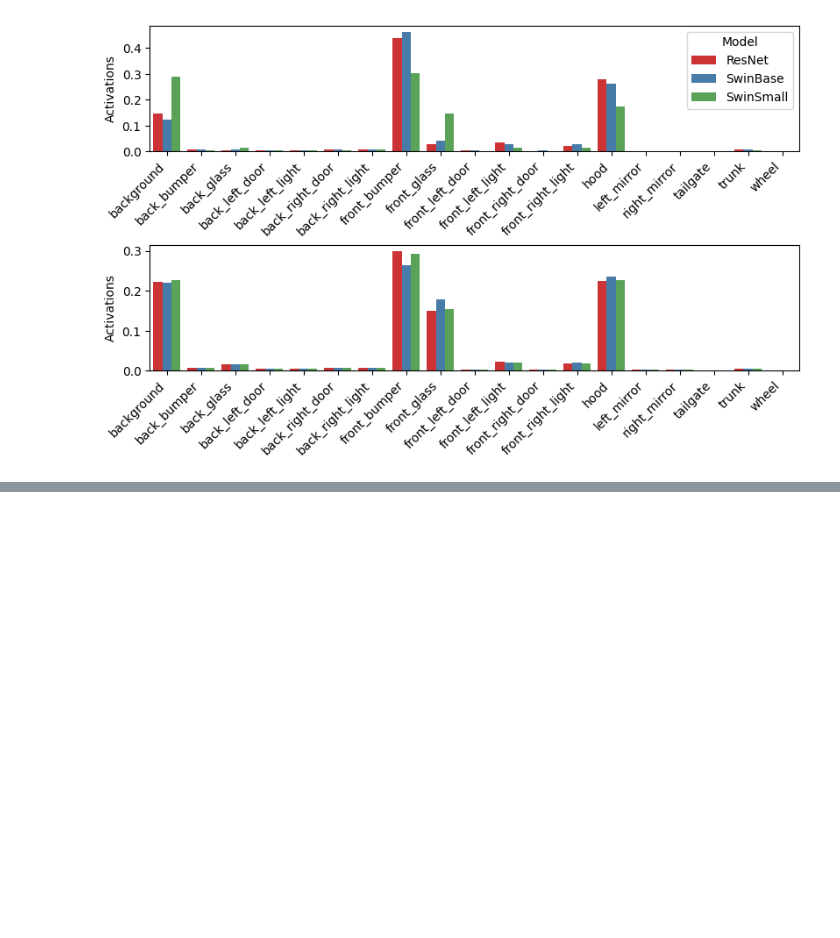
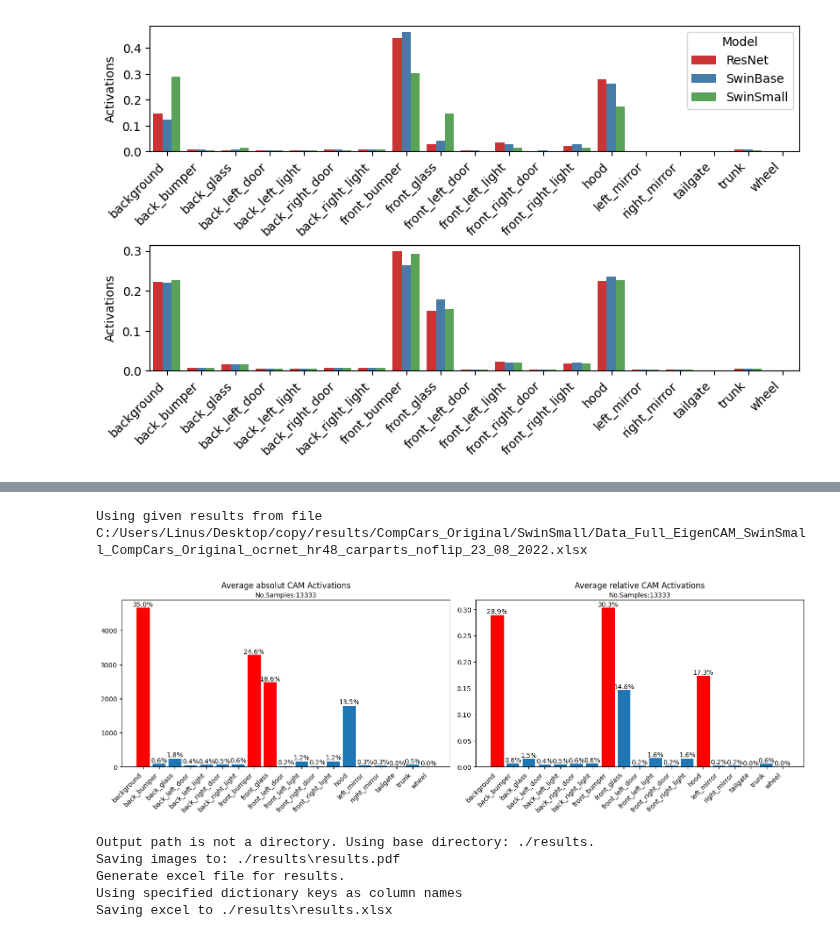
Before and after one commit to L1nusB/XAI-Vehicle-Classification, a Jupyter notebook: notebooks/ResultPlots.ipynb, the cells around one changed output, grey strips where cells are left out. Saved outputs shown, nothing was run; the diff lists cells and outputs as text; code cells hidden in the pictures; blank space fills up the shorter version.

```diff
--- a/notebooks/ResultPlots.ipynb
+++ b/notebooks/ResultPlots.ipynb
@@ -211,0 +210,11 @@ generate_statistics.generate_statistic(results_file='C:/Users/Linus/Desktop/copy
+# %%
+generate_statistics.generate_statistic(results_file='C:/Users/Linus/Desktop/copy/results/CompCars_Original/SwinSmall/Data_Full_EigenCAM_SwinSmall_CompCars_Original_ocrnet_hr48_carparts_noflip_23_08_2022.xlsx',
+                                      saveFigureFormat='.pdf')
+# %% [output]
+Using given results from file C:/Users/Linus/Desktop/copy/results/CompCars_Original/SwinSmall/Data_Full_EigenCAM_SwinSmall_CompCars_Original_ocrnet_hr48_carparts_noflip_23_08_2022.xlsx
+[figure, added]
+Output path is not a directory. Using base directory: ./results.
+Saving images to: ./results\results.pdf
+Generate excel file for results.
+Using specified dictionary keys as column names
+Saving excel to ./results\results.xlsx
```
Also changed, not shown: parts of 3 cells of this notebook, 2 other files.
